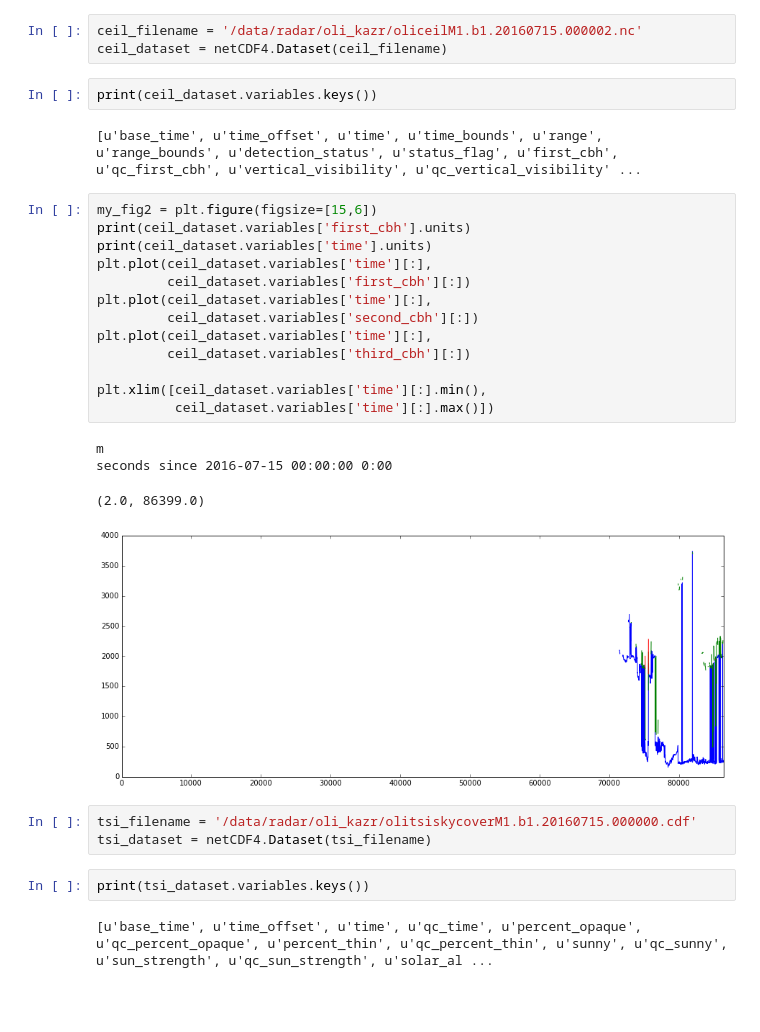
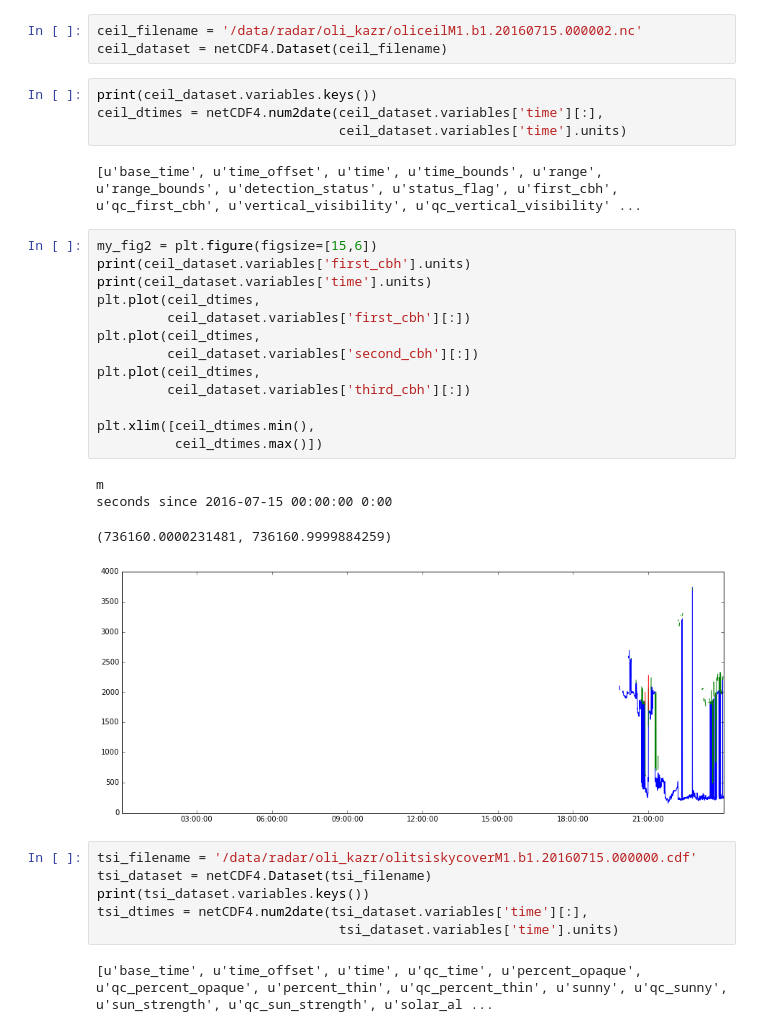
Before and after one commit to EVS-ATMOS/ARM-Alaska, a Jupyter notebook: notebooks/First testing and DoD design for KAZR clutter mask.ipynb, the cells around one changed output. Saved outputs shown, nothing was run; the diff lists cells and outputs as text; blank space fills up the shorter version.

Commit message:
WIP: Uber image designed

```diff
--- a/notebooks/First testing and DoD design for KAZR clutter mask.ipynb
+++ b/notebooks/First testing and DoD design for KAZR clutter mask.ipynb
@@ -35,32 +37,35 @@ plt.ylim([0,15])
 # %%
 ceil_filename = '/data/radar/oli_kazr/oliceilM1.b1.20160715.000002.nc'
 ceil_dataset = netCDF4.Dataset(ceil_filename)
-# %%
-print(ceil_dataset.variables.keys())
-# %% [output]
-[u'base_time', u'time_offset', u'time', u'time_bounds', u'range', u'range_bounds', u'detection_status', u'status_flag', u'first_cbh', u'qc_first_cbh', u'vertical_visibility', u'qc_vertical_visibility' ...
+# %%
+print(ceil_dataset.variables.keys())
+ceil_dtimes = netCDF4.num2date(ceil_dataset.variables['time'][:],
+                               ceil_dataset.variables['time'].units)
+# %% [output]
+[u'base_time', u'time_offset', u'time', u'time_bounds', u'range', u'range_bounds', u'detection_status', u'status_flag', u'first_cbh', u'qc_first_cbh', u'vertical_visibility', u'qc_vertical_visibility' ...
 # %%
 my_fig2 = plt.figure(figsize=[15,6])
 print(ceil_dataset.variables['first_cbh'].units)
 print(ceil_dataset.variables['time'].units)
-plt.plot(ceil_dataset.variables['time'][:],
+plt.plot(ceil_dtimes,
          ceil_dataset.variables['first_cbh'][:])
-plt.plot(ceil_dataset.variables['time'][:],
+plt.plot(ceil_dtimes,
          ceil_dataset.variables['second_cbh'][:])
-plt.plot(ceil_dataset.variables['time'][:],
+plt.plot(ceil_dtimes,
          ceil_dataset.variables['third_cbh'][:])
 
-plt.xlim([ceil_dataset.variables['time'][:].min(),
-          ceil_dataset.variables['time'][:].max()])
+plt.xlim([ceil_dtimes.min(),
+          ceil_dtimes.max()])
 # %% [output]
 m
 seconds since 2016-07-15 00:00:00 0:00
-(2.0, 86399.0)
+(736160.0000231481, 736160.9999884259)
-[figure, old version]
+[figure, new version]
 # %%
 tsi_filename = '/data/radar/oli_kazr/olitsiskycoverM1.b1.20160715.000000.cdf'
 tsi_dataset = netCDF4.Dataset(tsi_filename)
+print(tsi_dataset.variables.keys())
+tsi_dtimes = netCDF4.num2date(tsi_dataset.variables['time'][:],
+                               tsi_dataset.variables['time'].units)
+# %% [output]
+[u'base_time', u'time_offset', u'time', u'qc_time', u'percent_opaque', u'qc_percent_opaque', u'percent_thin', u'qc_percent_thin', u'sunny', u'qc_sunny', u'sun_strength', u'qc_sun_strength', u'solar_al ...
-# %%
-print(tsi_dataset.variables.keys())
-# %% [output]
-[u'base_time', u'time_offset', u'time', u'qc_time', u'percent_opaque', u'qc_percent_opaque', u'percent_thin', u'qc_percent_thin', u'sunny', u'qc_sunny', u'sun_strength', u'qc_sun_strength', u'solar_al ...
```
Also changed, not shown: parts of 5 cells of this notebook.
